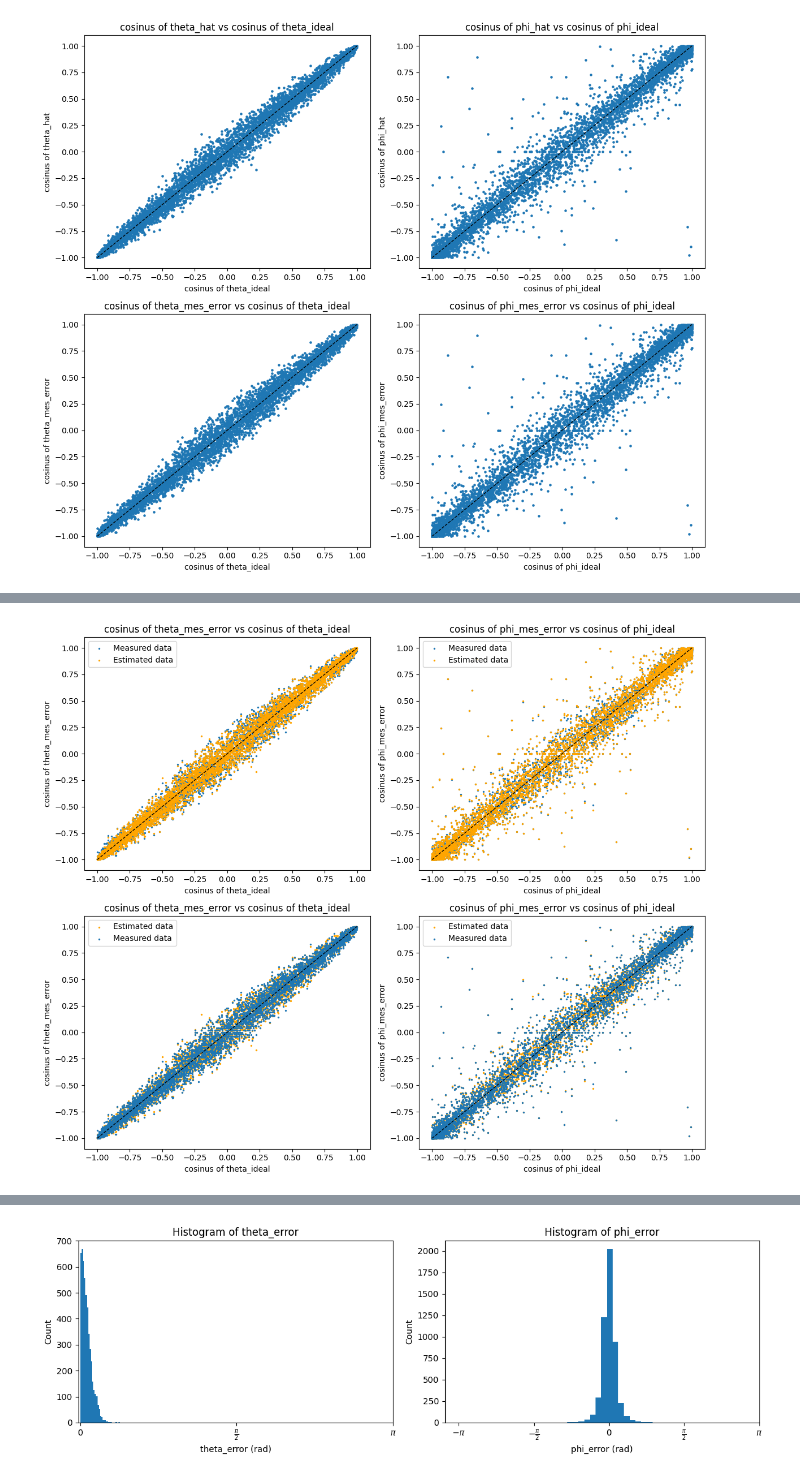
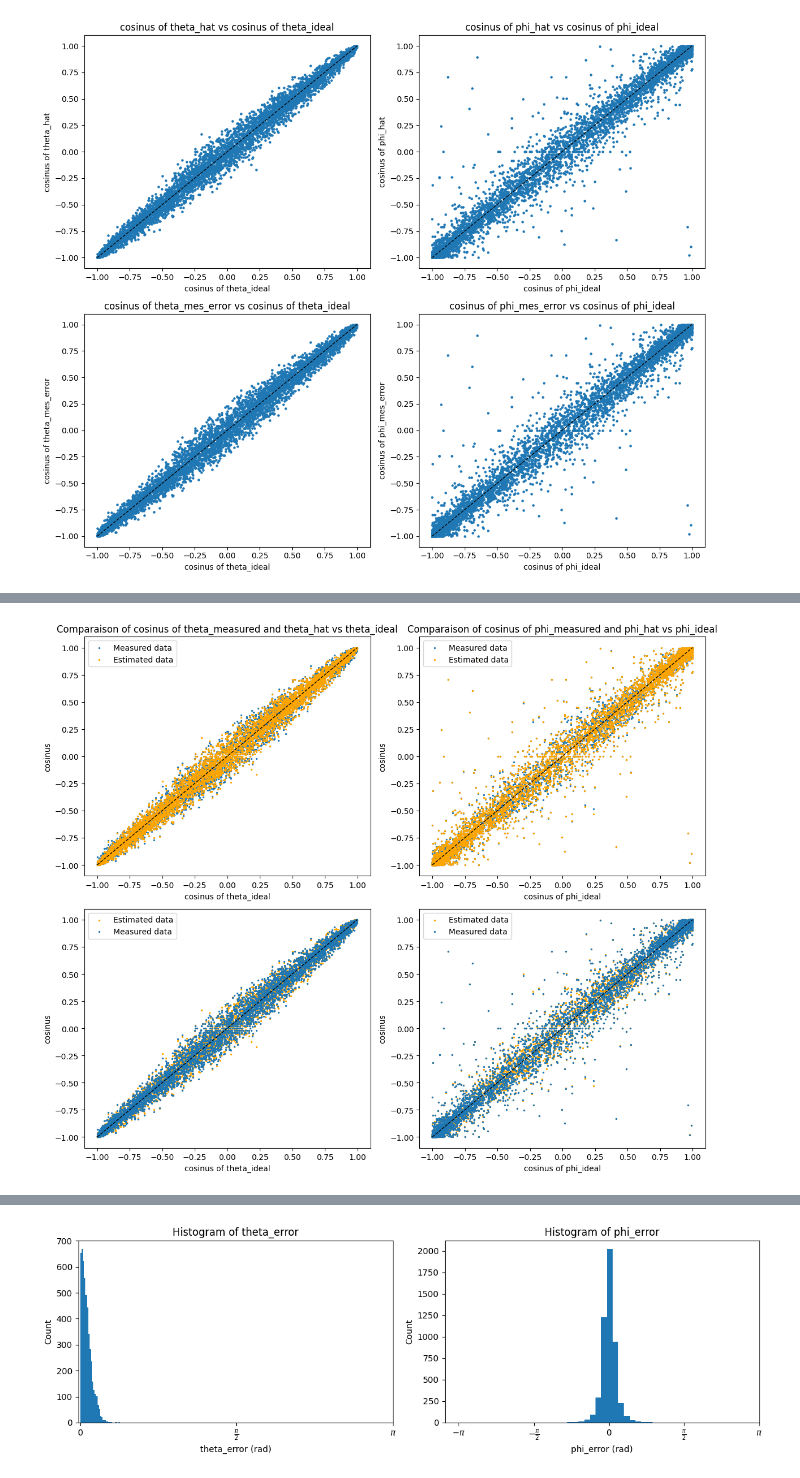
Before and after one commit to TonyPansera/Quantum-state-tomography, a Jupyter notebook: models/MLE/maximum_likelihood_estimation.ipynb, the cells around one changed output, grey strips where cells are left out. Drawn from its saved outputs; the diff is of its cells as text; code cells hidden in the pictures.

```diff
--- a/models/MLE/maximum_likelihood_estimation.ipynb
+++ b/models/MLE/maximum_likelihood_estimation.ipynb
@@ -139,7 +139,7 @@ df["theta_measured"], df["phi_measured"] = angles_from_bloch(df["X_mean"].values
                                                              , df["Z_mean"].values)
 
 # Compute the angle error of theta
-df["theta_mes_error"] = np.abs(df["theta_measured"] - df["theta_ideal"])
+df["theta_mes_error"] = df["theta_measured"] - df["theta_ideal"]
 
 # Compute the angle error of phi (we must use this formula to ensure the right error as 2pi and 0 are the same)
 phi_mes_diff = (df["phi_measured"] - df["phi_ideal"] + np.pi) % (2.0 * np.pi) - np.pi
@@ -305,7 +359,7 @@ df["probaY+_pred"] = (1 + df["Y_predicted"]) / 2.0
 df["probaZ+_pred"] = (1 + df["Z_predicted"]) / 2.0
 
 # Compute the angle error of theta
-df["theta_error"] = np.abs(df["theta_hat"] - df["theta_ideal"])
+df["theta_error"] = df["theta_hat"] - df["theta_ideal"]
 
 # Compute the angle error of phi (we must use this formula to ensure the right error as 2pi and 0 are the same)
 phi_diff = (df["phi_hat"] - df["phi_ideal"] + np.pi) % (2.0 * np.pi) - np.pi
@@ -467,43 +542,42 @@ fig, axes = plt.subplots(2, 2, figsize=(12, 10))
 axes[0,0].scatter(np.cos(df["theta_ideal"]), np.cos(df["theta_measured"]), s=2, label="Measured data")
 axes[0,0].scatter(np.cos(df["theta_ideal"]), np.cos(df["theta_hat"]), s=2, color="orange", label="Estimated data")
 axes[0,0].plot([-1, 1], [-1, 1], 'k--', linewidth=1)
-axes[0,0].set_title("cosinus of theta_mes_error vs cosinus of theta_ideal")
+axes[0,0].set_title("Comparaison of cosinus of theta_measured and theta_hat vs theta_ideal")
 axes[0,0].set_xlabel("cosinus of theta_ideal")
-axes[0,0].set_ylabel("cosinus of theta_mes_error")
+axes[0,0].set_ylabel("cosinus")
 
 # phi
 axes[0,1].scatter(df["cos_phi_ideal"], np.cos(df["phi_measured"]), s=2, label="Measured data")
 axes[0,1].scatter(df["cos_phi_ideal"], np.cos(df["phi_hat"]), s=2, color="orange", label="Estimated data")
 axes[0,1].plot([-1, 1], [-1, 1], 'k--', linewidth=1)
-axes[0,1].set_title("cosinus of phi_mes_error vs cosinus of phi_ideal")
+axes[0,1].set_title("Comparaison of cosinus of phi_measured and phi_hat vs phi_ideal")
 axes[0,1].set_xlabel("cosinus of phi_ideal")
-axes[0,1].set_ylabel("cosinus of phi_mes_error")
+axes[0,1].set_ylabel("cosinus")
 
 axes[0,0].legend()
 axes[0,1].legend()
 
 
 # theta
 axes[1,0].scatter(np.cos(df["theta_ideal"]), np.cos(df["theta_hat"]), s=2, color="orange", label="Estimated data")
 axes[1,0].scatter(np.cos(df["theta_ideal"]), np.cos(df["theta_measured"]), s=2, label="Measured data")
 axes[1,0].plot([-1, 1], [-1, 1], 'k--', linewidth=1)
-axes[1,0].set_title("cosinus of theta_mes_error vs cosinus of theta_ideal")
 axes[1,0].set_xlabel("cosinus of theta_ideal")
-axes[1,0].set_ylabel("cosinus of theta_mes_error")
+axes[1,0].set_ylabel("cosinus")
 
 # phi
 axes[1,1].scatter(df["cos_phi_ideal"], np.cos(df["phi_hat"]), s=2, color="orange", label="Estimated data")
 axes[1,1].scatter(df["cos_phi_ideal"], np.cos(df["phi_measured"]), s=2, label="Measured data")
 axes[1,1].plot([-1, 1], [-1, 1], 'k--', linewidth=1)
-axes[1,1].set_title("cosinus of phi_mes_error vs cosinus of phi_ideal")
 axes[1,1].set_xlabel("cosinus of phi_ideal")
-axes[1,1].set_ylabel("cosinus of phi_mes_error")
+axes[1,1].set_ylabel("cosinus")
 
+axes[1,1].legend()
 axes[1,0].legend()
-axes[1,1].legend()
+
 
 plt.tight_layout()
 plt.show()
 # %% [output]
-[figure, old version]
+[figure, new version]
 # %% [markdown]
```
Also changed, not shown: parts of 26 cells of this notebook.
